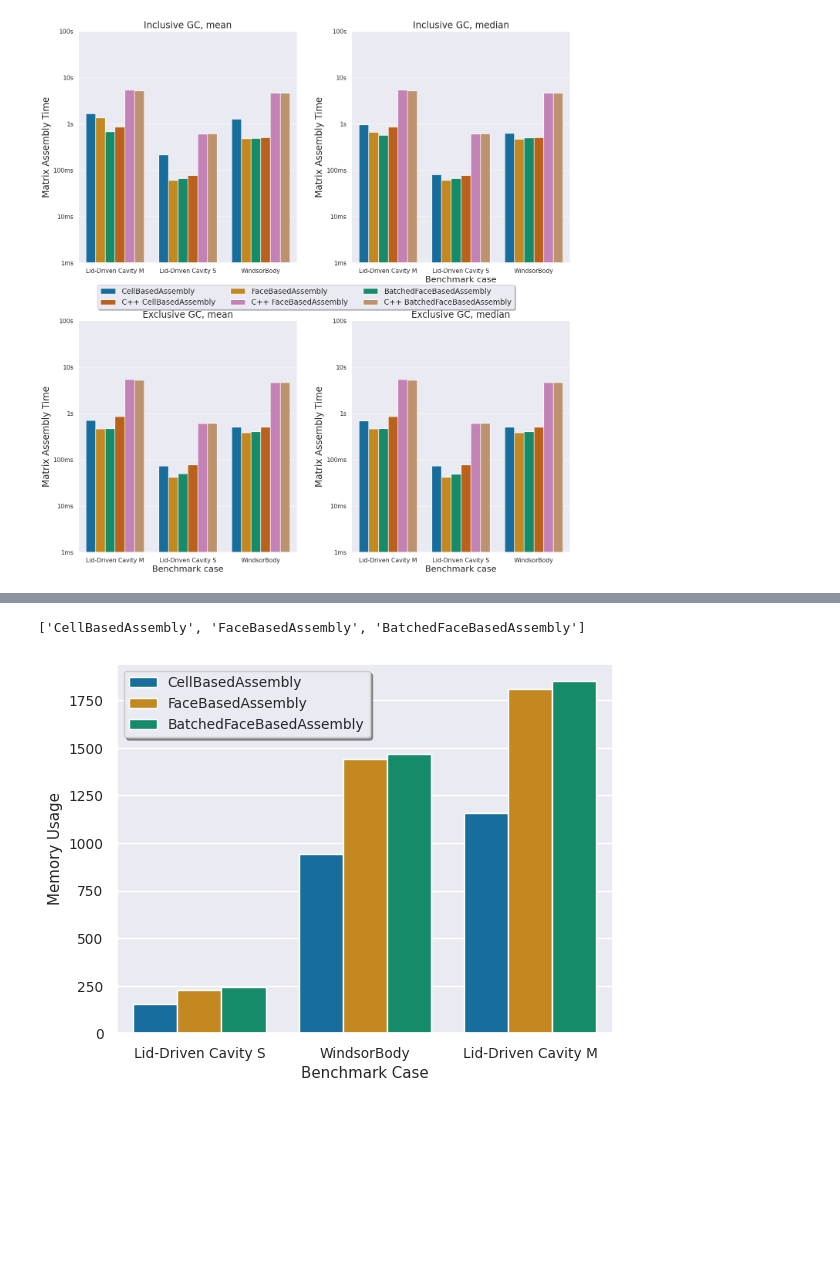
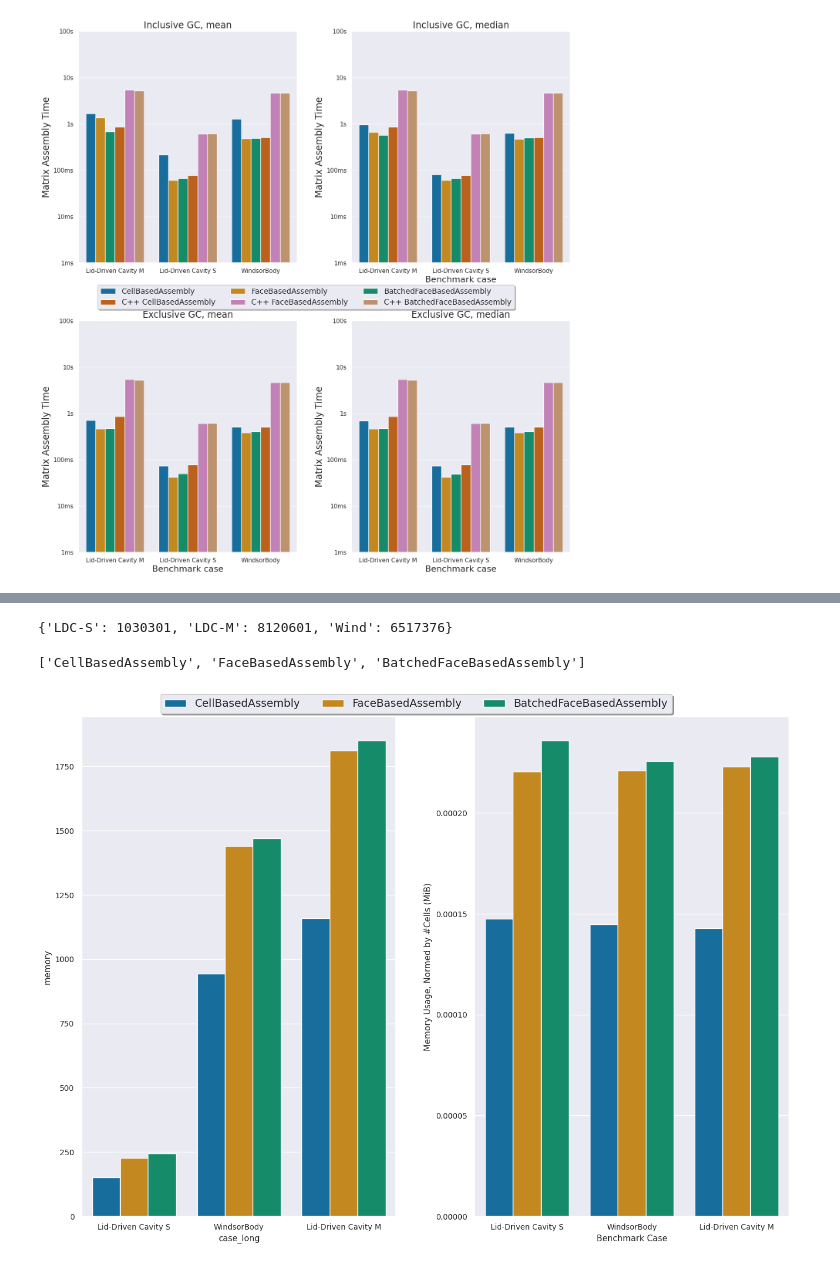
Before and after one commit to lupeterm/FVM-Prototyping, a Jupyter notebook: notebook.ipynb, the cells around one changed output, grey strips where cells are left out. Cells and saved outputs as stored; diff of their text form; code cells hidden in the pictures; blank space fills up the shorter version.

Commit message:
add unit to memory plots, add memory normed per #cells

```diff
--- a/notebook.ipynb
+++ b/notebook.ipynb
@@ -251,20 +265,50 @@ plt.savefig("figures/assembly.svg")
+# %%
+from math import log10, floor
+normd = []
+for mem, case in zip(memory_df["memory"], memory_df["case"]):
+    normd.append(mem / nCells[case])
+memory_df["memory_normed_ncells"] = normd
+# %%
+nCells
+# %% [output]
+{'LDC-S': 1030301, 'LDC-M': 8120601, 'Wind': 6517376}
 # %%
-sb.set(font_scale = 0.9)
+fig, axes = plt.subplots(1,2, figsize=(15, 10))
+left = axes.flat[0]
+right = axes.flat[1]
 
-memory_df = pd.read_csv("results/memory.csv")
-p = sb.barplot(
+l = sb.barplot(
     data=memory_df,
     x='case_long',
     y='memory',
     hue='algorithm',
-    palette="colorblind"
+    palette="colorblind",
+    ax=left
 )
-p.set_ylabel("Memory Usage")
+
+r = sb.barplot(
+    data=memory_df,
+    x='case_long',
+    y='memory_normed_ncells',
+    hue='algorithm',
+    palette="colorblind",
+    ax=right
+)
+
+p.set_ylabel("Memory Usage (MiB)")
 p.set_xlabel("Benchmark Case")
-handles, labels = p.get_legend_handles_labels()
+
+r.set_ylabel("Memory Per Cell")
+r.set_xlabel("Benchmark Case")
+
+
+handles, labels = axes.flat[0].get_legend_handles_labels()
+for ax in axes.flat:
+    ax.legend().remove()
 print(labels)
-plt.legend(handles, labels, loc="upper left",fancybox=True, shadow=True)
+plt.subplots_adjust(hspace=0.25,wspace=0.25, top=0.95, bottom=0.05,left=0.1, right=0.95)
+fig.legend(handles, labels, loc="upper center",ncol=3, fancybox=True, shadow=True,fontsize=14)
 plt.savefig("figures/memory_julia.svg")
 # %% [output]
 ['CellBasedAssembly', 'FaceBasedAssembly', 'BatchedFaceBasedAssembly']
-[figure, old version]
+[figure, new version]
```
Also changed, not shown: parts of 1 cell of this notebook, 1 other file.
